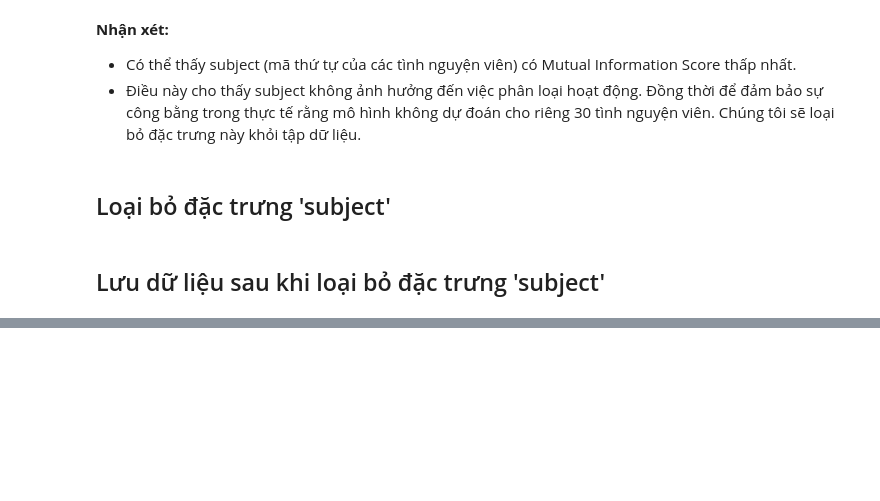
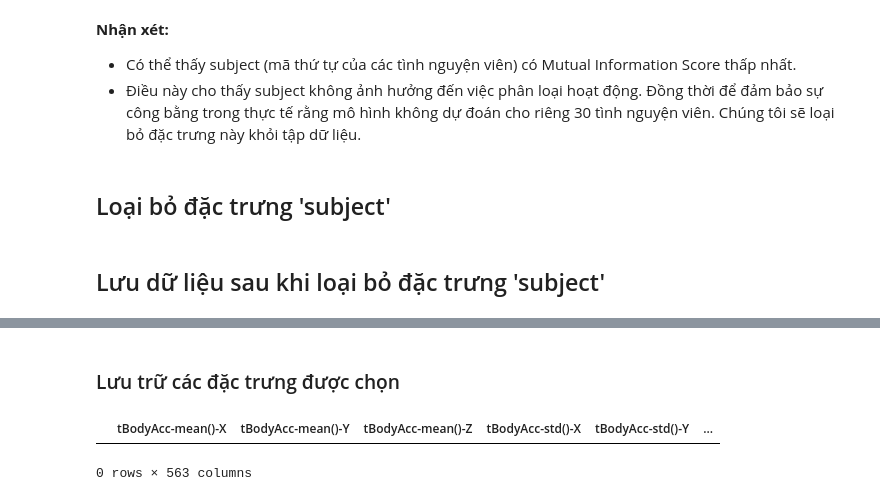
Before and after one commit to NghiaNguyen04/Human-Activity-Recognition-with-Smartphones, a Jupyter notebook: notebooks/feature_engineering/feature_selection.ipynb, the cells around one changed output, grey strips where cells are left out. Saved outputs shown, nothing was run; the diff lists cells and outputs as text; code cells hidden in the pictures; blank space fills up the shorter version.

```diff
--- a/notebooks/feature_engineering/feature_selection.ipynb
+++ b/notebooks/feature_engineering/feature_selection.ipynb
@@ -71,0 +72,9 @@ Du lieu da duoc luu vao data/interim
+# %% [markdown]
+### Lưu trữ các đặc trưng được chọn
+# %%
+features = data_train[:0]
+features.to_csv('../../data/interim/features.csv', index=False)
+features
+# %% [output]
+|  | tBodyAcc-mean()-X | tBodyAcc-mean()-Y | tBodyAcc-mean()-Z | tBodyAcc-std()-X | tBodyAcc-std()-Y | ... |
+0 rows × 563 columns
```
Also changed, not shown: parts of 1 cell of this notebook, 36 other files.
